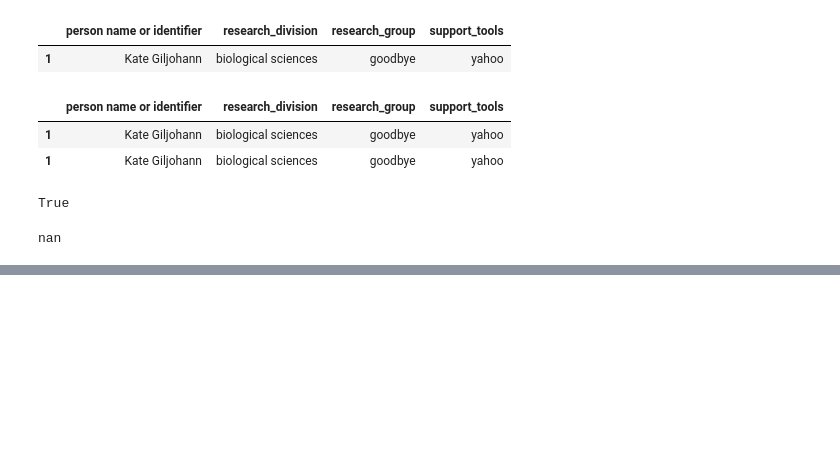
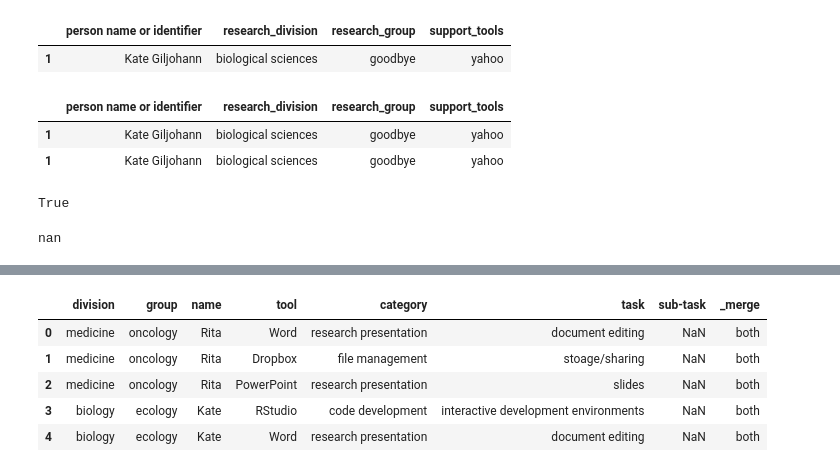
Before and after one commit to DamienIrving/resbaz-posters, a Jupyter notebook: analysis_sandbox.ipynb, the cells around one changed output, grey strips where cells are left out. Saved outputs shown, nothing was run; the diff lists cells and outputs as text; code cells hidden in the pictures; blank space fills up the shorter version.

```diff
--- a/analysis_sandbox.ipynb
+++ b/analysis_sandbox.ipynb
@@ -122,0 +137,5 @@ nan
+# %%
+left_df = pandas.DataFrame( {'name' : ['Rita', 'Rita', 'Rita', 'Kate', 'Kate'],
+                             'division' : ['medicine', 'medicine', 'medicine', 'biology', 'biology'],
+                             'group': ['oncology', 'oncology', 'oncology', 'ecology', 'ecology'],
+                             'tool' : ['Word', 'Dropbox', 'PowerPoint', 'RStudio', 'Word'] } )
@@ -122,0 +177,11 @@ nan
+# %%
+joined_df = left_df.merge(support_tool_df, left_on='tool', right_on='tool', how='left', indicator=True)
+# %%
+joined_df
+# %% [output]
+|  | division | group | name | tool | category | task | sub-task | _merge |
+| 0 | medicine | oncology | Rita | Word | research presentation | document editing | NaN | both |
+| 1 | medicine | oncology | Rita | Dropbox | file management | stoage/sharing | NaN | both |
+| 2 | medicine | oncology | Rita | PowerPoint | research presentation | slides | NaN | both |
+| 3 | biology | ecology | Kate | RStudio | code development | interactive development environments | NaN | both |
+| 4 | biology | ecology | Kate | Word | research presentation | document editing | NaN | both |
```
Also changed, not shown: parts of 7 cells of this notebook, 1 other file.
